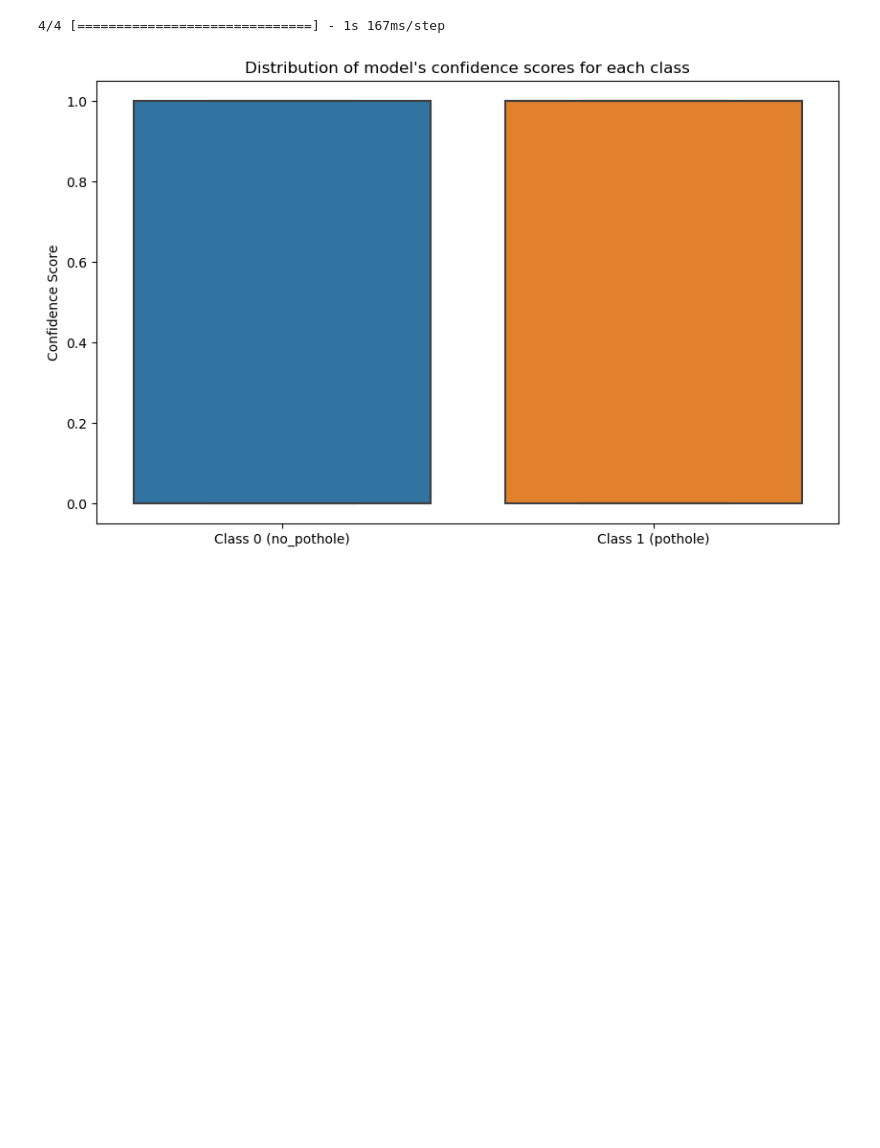
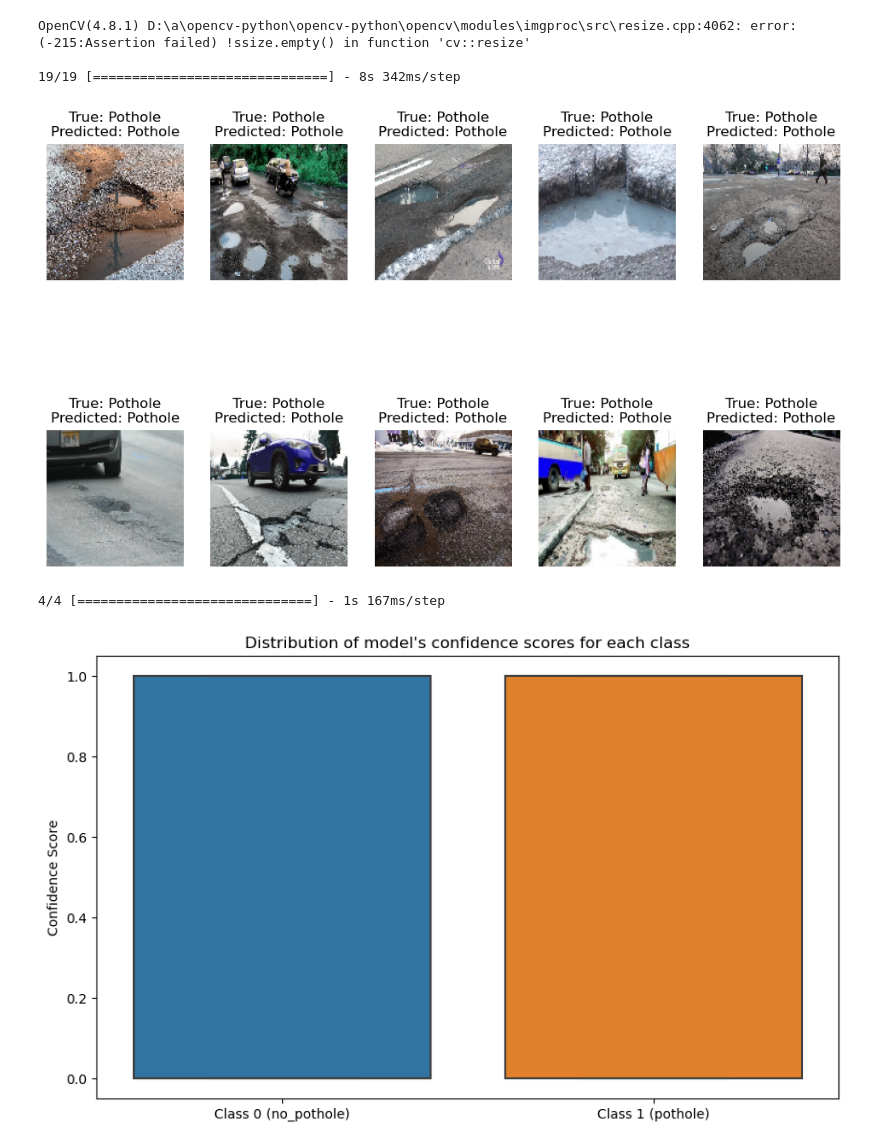
Before and after one commit to nilupulmadhawa/DL-Y4S1-group-project, a Jupyter notebook: mobilenet/mobilenet.ipynb, the cells around one changed output. Drawn from its saved outputs; the diff is of its cells as text; code cells hidden in the pictures; blank space fills up the shorter version.

Commit message:
Add more visualization

```diff
--- a/mobilenet/mobilenet.ipynb
+++ b/mobilenet/mobilenet.ipynb
@@ -91,3 +92,63 @@ Test Accuracy: 0.9915
+# %%
+import os
+import cv2
+import numpy as np
+from tensorflow.keras.models import load_model
+import matplotlib.pyplot as plt
+
+# Load the trained model
+model = load_model('pothole_detector_model.h5')
+
+# Load and preprocess the test data
+DATA_DIR = './dataset'
+CATEGORIES = ['potholes', 'normal']
+
+def load_data(data_dir):
+    data = []
+    labels = []
+
+    for category in CATEGORIES:
+        path = os.path.join(data_dir, category)
+        class_num = CATEGORIES.index(category)
+
+        for img in os.listdir(path):
+            try:
+                img_path = os.path.join(path, img)
+                image = cv2.imread(img_path)
+                image = cv2.resize(image, (128, 128))
+                image = img_to_array(image)
+                data.append(image)
+                labels.append(class_num)
+            except Exception as e:
+                print(e)
+
+    return np.array(data), np.array(labels)
+
+X_test, y_test = load_data(DATA_DIR)
+X_test = X_test / 255
+
+# Make predictions
+predictions = model.predict(X_test)
+
+# Class names for display
+class_names = ['Pothole', 'Normal']
+
+# Display images with predictions
+plt.figure(figsize=(12, 8))
+for i in range(10):  # Display the first 10 images and predictions
+    plt.subplot(2, 5, i + 1)
+    plt.imshow(X_test[i])
+    true_label = class_names[y_test[i]]
+    predicted_label = class_names[np.argmax(predictions[i])]
+    plt.title(f'True: {true_label}\nPredicted: {predicted_label}')
+    plt.axis('off')
+
+plt.show()
+# %% [output]
+OpenCV(4.8.1) D:\a\opencv-python\opencv-python\opencv\modules\imgproc\src\resize.cpp:4062: error: (-215:Assertion failed) !ssize.empty() in function 'cv::resize'
+
+19/19 [==============================] - 8s 342ms/step
+[figure, added]
 # %%
 predictions = model.predict(X_test)
 # %% [output]
```
Also changed, not shown: parts of 5 cells of this notebook.
